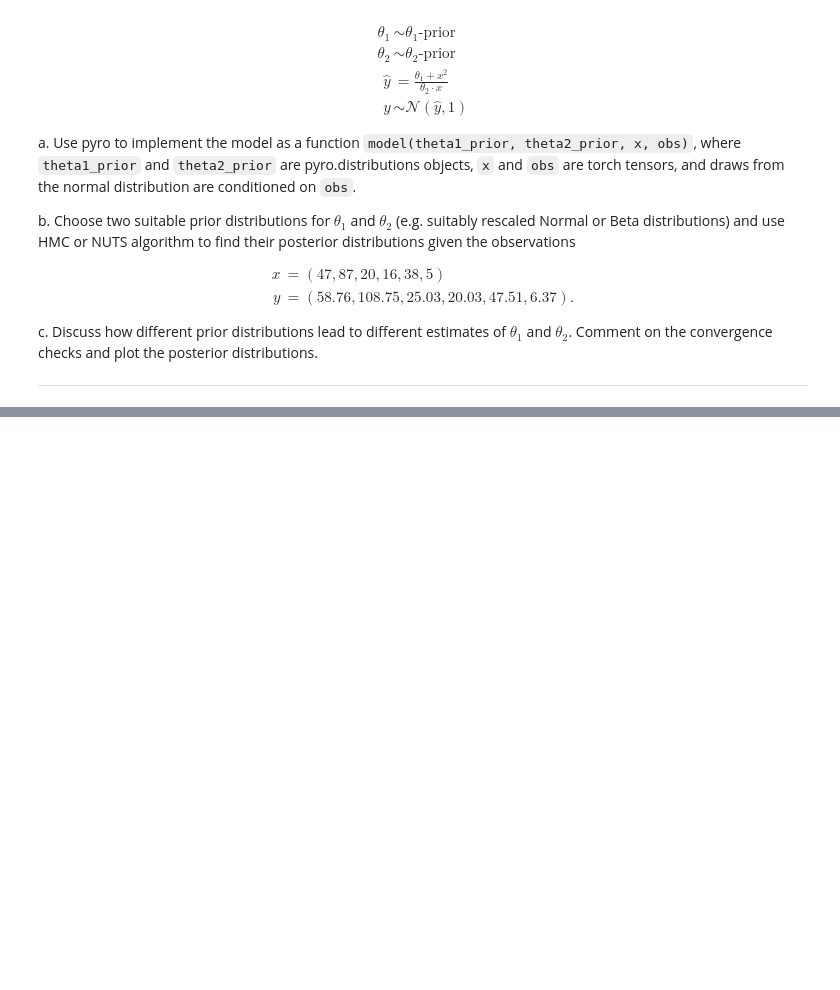
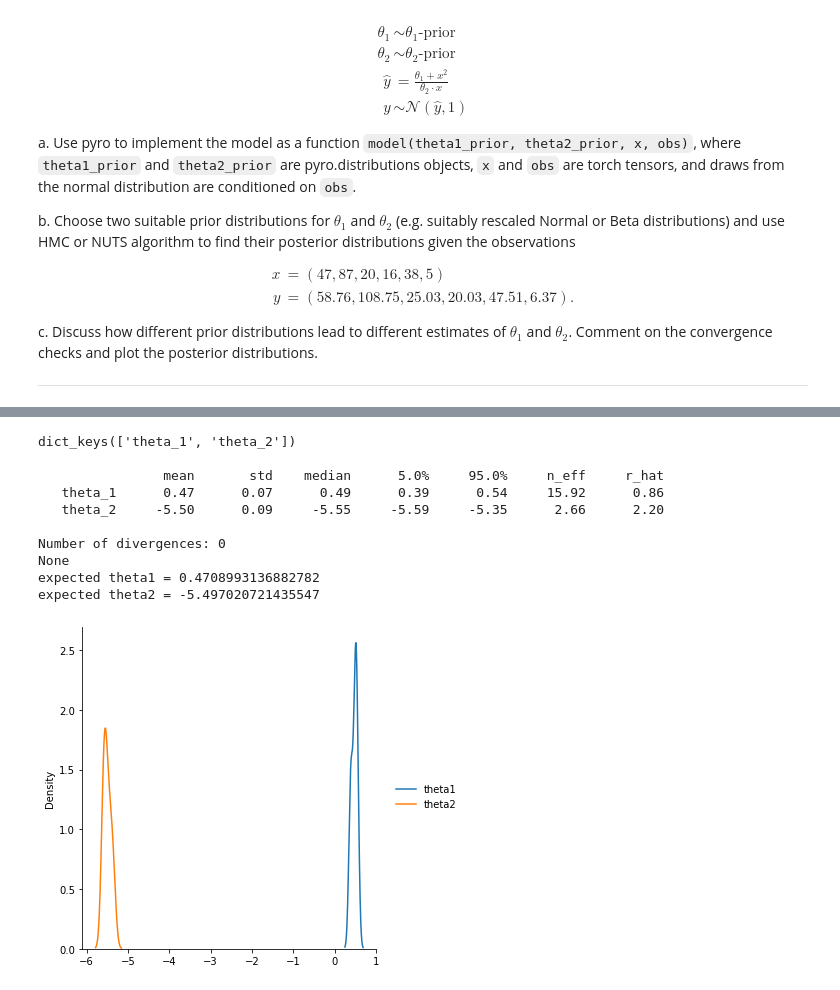
Before and after one commit to Francesc0rtu/statistical-machine-learning, a Jupyter notebook: homeworks2022/Solutions/homework4_ortu.ipynb, the cells around one changed output, grey strips where cells are left out. Saved outputs shown, nothing was run; the diff lists cells and outputs as text; code cells hidden in the pictures; blank space fills up the shorter version.

```diff
--- a/homeworks2022/Solutions/homework4_ortu.ipynb
+++ b/homeworks2022/Solutions/homework4_ortu.ipynb
@@ -33,29 +34,3 @@ y&=(58.76, 108.75,  25.03,  20.03,  47.51,  6.37).
 c. Discuss how different prior distributions lead to different estimates of $\theta_1$ and $\theta_2$. Comment on the convergence checks and plot the posterior distributions.
 
 -----
-# %%
-# class model():
-#     def __init__(self,theta1_prior, theta2_prior):
-#         self.theta1_prior = theta1_prior
-#         self.theta2_prior = theta2_prior
-
-#     def __call__(self, x,obs):
-#         theta_1 = pyro.sample('theta_1', self.theta1_prior)
-#         theta_2 = pyro.sample('theta_2', self.theta2_prior)
-#         y_hat = ( theta_1 + x**2 ) / ( theta_2 * x )
-#         y = pyro.sample('obs', dist.Normal(y_hat, 1), obs = obs)
-#         return y
-
-def model(theta1_prior, theta2_prior):
-
-    def model_(obs,x):
-        theta_1 = pyro.sample('theta_1', theta1_prior)
-        theta_2 = pyro.sample('theta_2', theta2_prior)
-        # y_hat = ( theta_1 + x**2 ) / ( theta_2 * x )
-        y = pyro.sample('obs', dist.Normal(( theta_1 + x**2 ) / ( theta_2 * x ), 1), obs = obs)
-        return y
-    return model_
-
-def plot_dist(dist):
-    y = dist.sample((10000,))
-    sns.displot(y, kind='kde')
@@ -114,0 +123,15 @@ expected theta1 = 0.37131038308143616
+# %%
+mcmc_gauss = compute_mcmc(model(theta1_gauss, theta2_gauss),x,y, Kernel=NUTS)
+plot_inference(mcmc_gauss)
+# %% [output]
+dict_keys(['theta_1', 'theta_2'])
+
+                mean       std    median      5.0%     95.0%     n_eff     r_hat
+   theta_1      0.47      0.07      0.49      0.39      0.54     15.92      0.86
+   theta_2     -5.50      0.09     -5.55     -5.59     -5.35      2.66      2.20
+
+Number of divergences: 0
+None
+expected theta1 = 0.4708993136882782
+expected theta2 = -5.497020721435547
+[figure, added]
```
Also changed, not shown: parts of 19 cells of this notebook, 9 other files.
